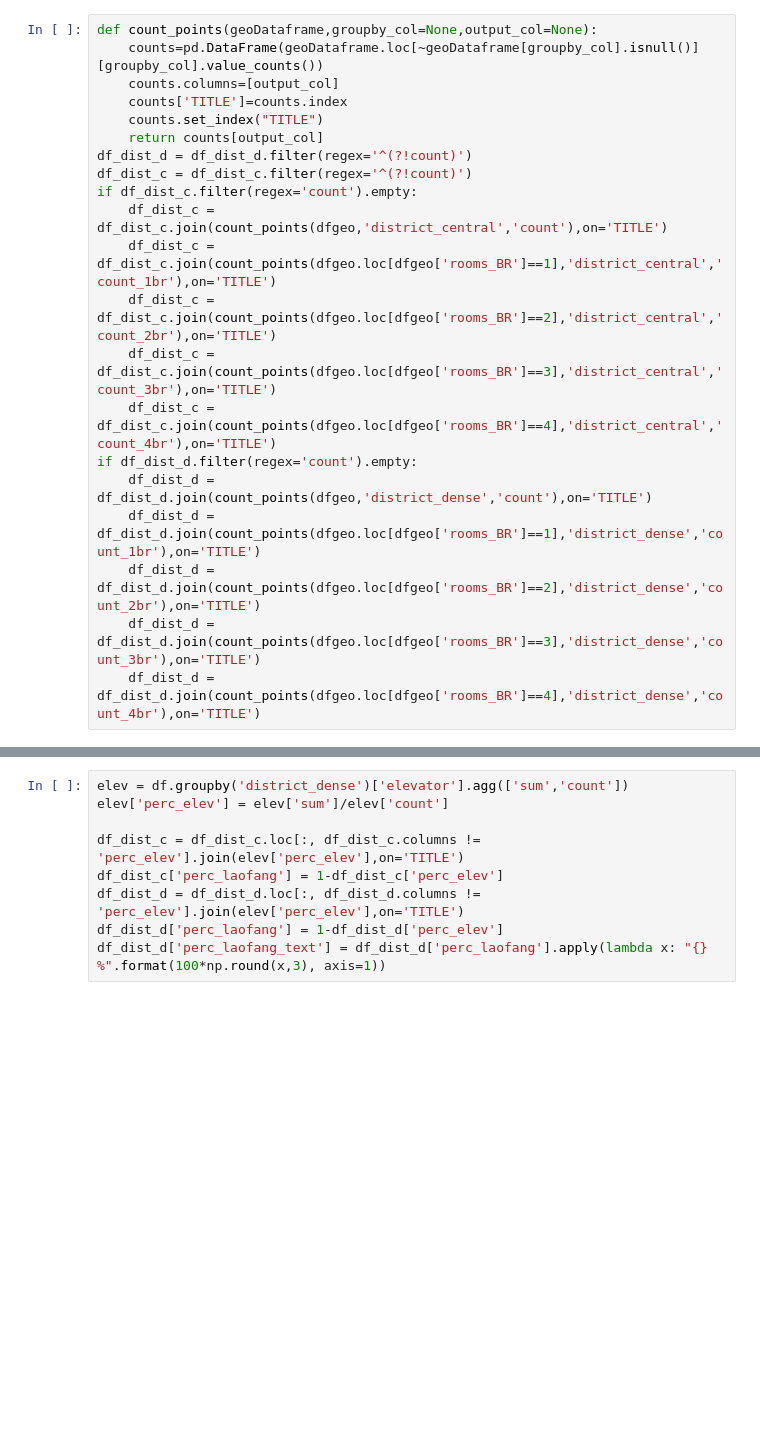
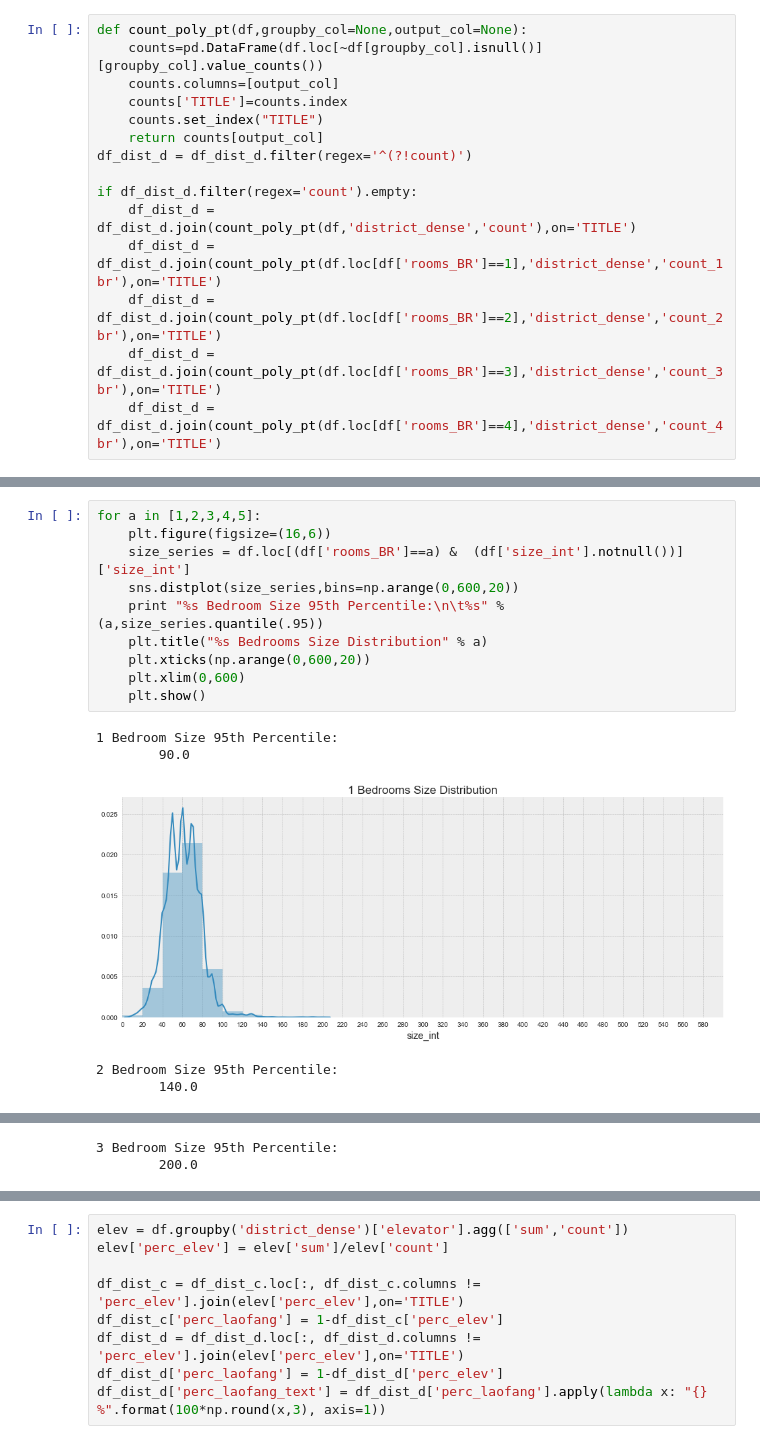
Before and after one commit to tjspross/scrapy_smartshanghai, a Jupyter notebook: ss_analysis.ipynb, the cells around one changed output, grey strips where cells are left out. Cells and saved outputs as stored; diff of their text form; blank space fills up the shorter version.

```diff
--- a/ss_analysis.ipynb
+++ b/ss_analysis.ipynb
@@ -123,21 +223,15 @@ dfgeo = gdp.GeoDataFrame(df)
 # %%
-def count_points(geoDataframe,groupby_col=None,output_col=None):
-    counts=pd.DataFrame(geoDataframe.loc[~geoDataframe[groupby_col].isnull()][groupby_col].value_counts())
+def count_poly_pt(df,groupby_col=None,output_col=None):
+    counts=pd.DataFrame(df.loc[~df[groupby_col].isnull()][groupby_col].value_counts())
     counts.columns=[output_col]
     counts['TITLE']=counts.index
     counts.set_index("TITLE")
     return counts[output_col]
 df_dist_d = df_dist_d.filter(regex='^(?!count)')
-df_dist_c = df_dist_c.filter(regex='^(?!count)')
-if df_dist_c.filter(regex='count').empty:
-    df_dist_c = df_dist_c.join(count_points(dfgeo,'district_central','count'),on='TITLE')
-    df_dist_c = df_dist_c.join(count_points(dfgeo.loc[dfgeo['rooms_BR']==1],'district_central','count_1br'),on='TITLE')
-    df_dist_c = df_dist_c.join(count_points(dfgeo.loc[dfgeo['rooms_BR']==2],'district_central','count_2br'),on='TITLE')
-    df_dist_c = df_dist_c.join(count_points(dfgeo.loc[dfgeo['rooms_BR']==3],'district_central','count_3br'),on='TITLE')
-    df_dist_c = df_dist_c.join(count_points(dfgeo.loc[dfgeo['rooms_BR']==4],'district_central','count_4br'),on='TITLE')
+
 if df_dist_d.filter(regex='count').empty:
-    df_dist_d = df_dist_d.join(count_points(dfgeo,'district_dense','count'),on='TITLE')
-    df_dist_d = df_dist_d.join(count_points(dfgeo.loc[dfgeo['rooms_BR']==1],'district_dense','count_1br'),on='TITLE')
-    df_dist_d = df_dist_d.join(count_points(dfgeo.loc[dfgeo['rooms_BR']==2],'district_dense','count_2br'),on='TITLE')
-    df_dist_d = df_dist_d.join(count_points(dfgeo.loc[dfgeo['rooms_BR']==3],'district_dense','count_3br'),on='TITLE')
-    df_dist_d = df_dist_d.join(count_points(dfgeo.loc[dfgeo['rooms_BR']==4],'district_dense','count_4br'),on='TITLE')
+    df_dist_d = df_dist_d.join(count_poly_pt(df,'district_dense','count'),on='TITLE')
+    df_dist_d = df_dist_d.join(count_poly_pt(df.loc[df['rooms_BR']==1],'district_dense','count_1br'),on='TITLE')
+    df_dist_d = df_dist_d.join(count_poly_pt(df.loc[df['rooms_BR']==2],'district_dense','count_2br'),on='TITLE')
+    df_dist_d = df_dist_d.join(count_poly_pt(df.loc[df['rooms_BR']==3],'district_dense','count_3br'),on='TITLE')
+    df_dist_d = df_dist_d.join(count_poly_pt(df.loc[df['rooms_BR']==4],'district_dense','count_4br'),on='TITLE')
@@ -196,0 +315,16 @@ df_dist_d = calc_price_cols(df_dist_d.filter(regex='^(?!mean|median|percentile)'
+# %%
+for a in [1,2,3,4,5]:
+    plt.figure(figsize=(16,6))
+    size_series = df.loc[(df['rooms_BR']==a) &  (df['size_int'].notnull())]['size_int']
+    sns.distplot(size_series,bins=np.arange(0,600,20))
+    print "%s Bedroom Size 95th Percentile:\n\t%s" % (a,size_series.quantile(.95))
+    plt.title("%s Bedrooms Size Distribution" % a)
+    plt.xticks(np.arange(0,600,20))
+    plt.xlim(0,600)
+    plt.show()
+# %% [output]
+1 Bedroom Size 95th Percentile:
+        90.0
+[figure, added]
+2 Bedroom Size 95th Percentile:
+        140.0
@@ -196,0 +332,2 @@ df_dist_d = calc_price_cols(df_dist_d.filter(regex='^(?!mean|median|percentile)'
+3 Bedroom Size 95th Percentile:
+        200.0
```
Also changed, not shown: parts of 86 cells of this notebook, 2 other files.
